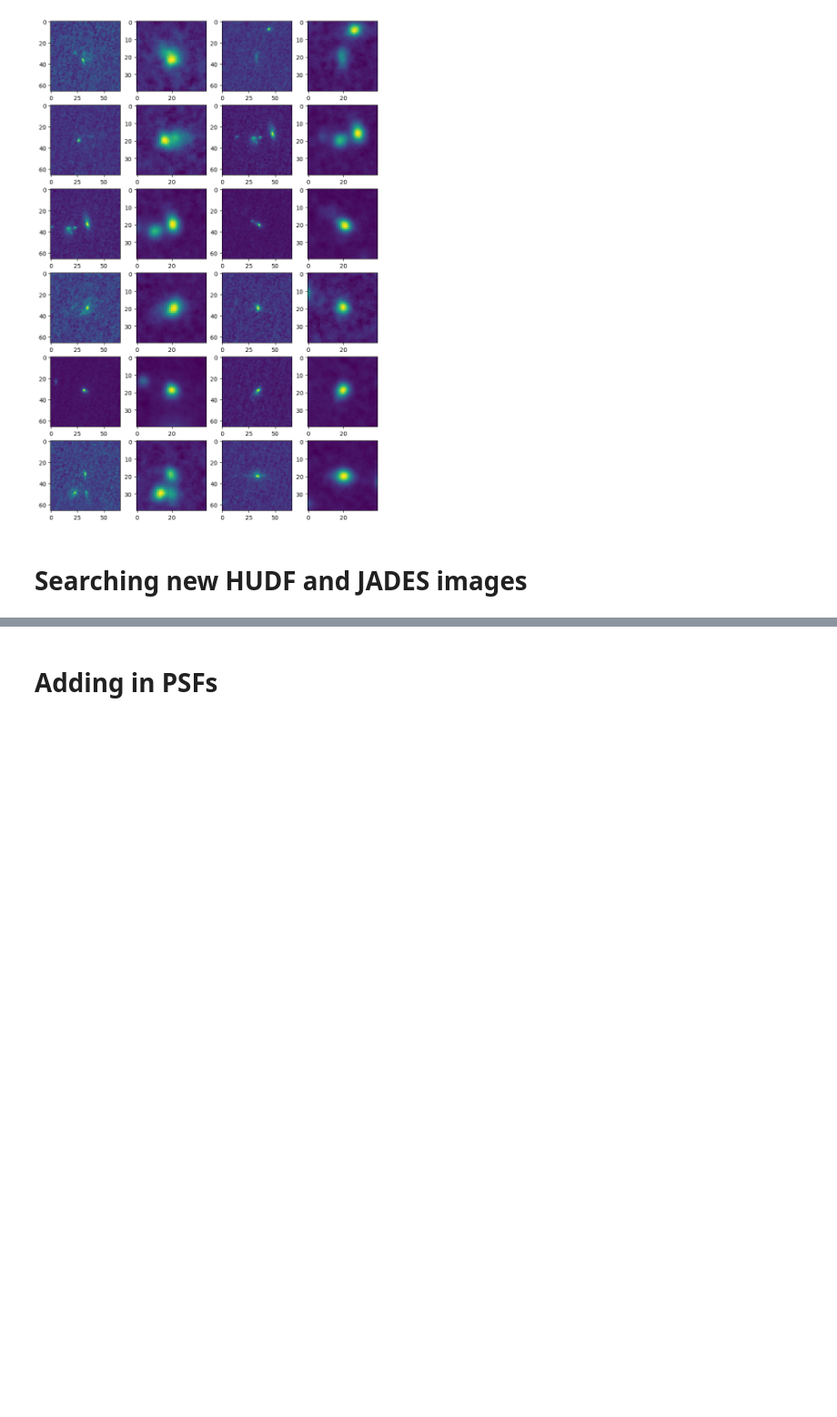
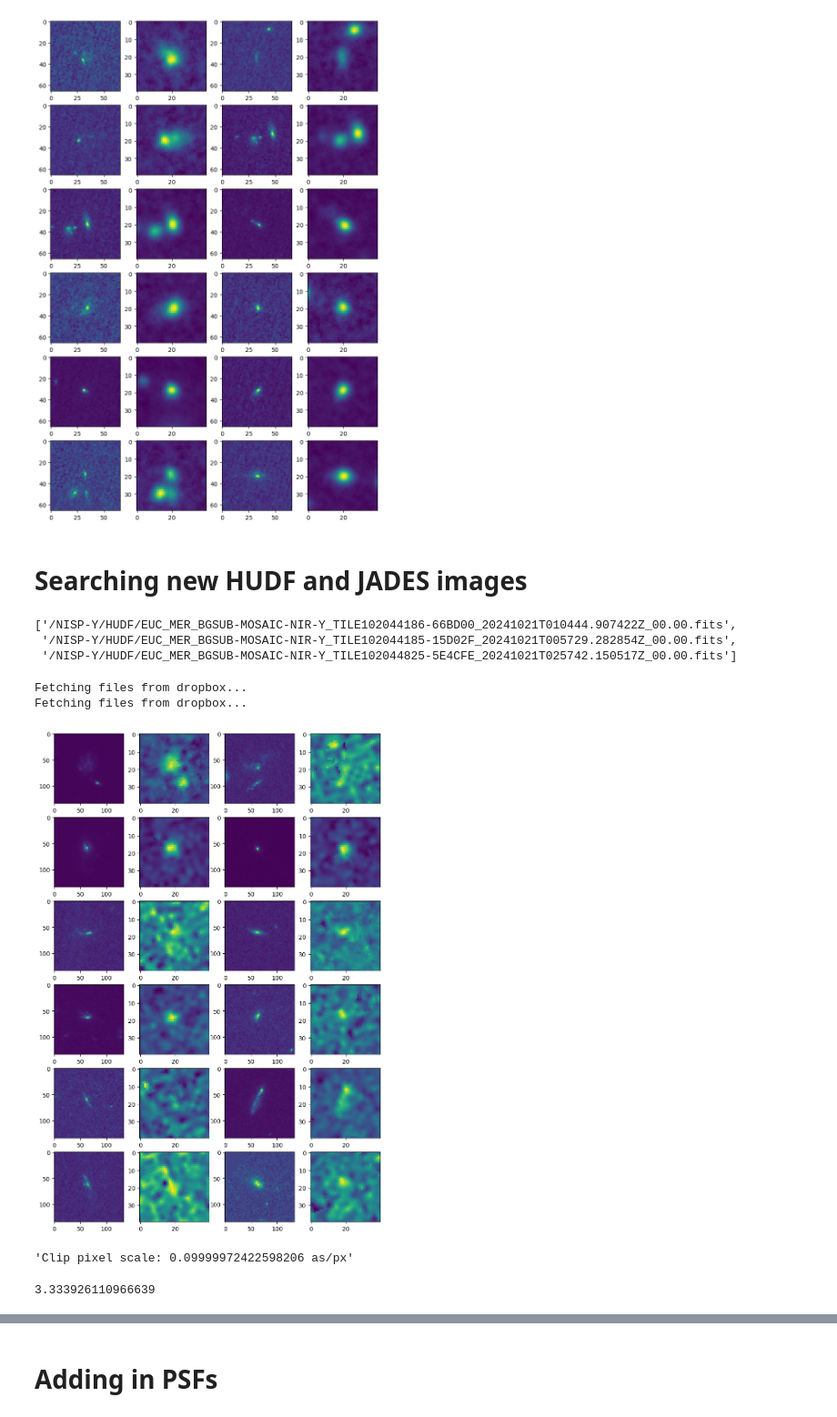
Before and after one commit to xoubish/superNISP, a Jupyter notebook: code/SR_GAN_old.ipynb, the cells around one changed output, grey strips where cells are left out. Shown at 91% size. Cells and saved outputs as stored; diff of their text form; code cells hidden in the pictures; blank space fills up the shorter version.

```diff
--- a/code/SR_GAN_old.ipynb
+++ b/code/SR_GAN_old.ipynb
@@ -254,3 +342,30 @@ from astroquery.mast import Observations
 from astropy.utils.data import download_file
 import glob
 from astropy.table import Table
+# %%
+dbx_url = 'https://www.dropbox.com/scl/fo/37ooho4m924wb3d2m1gt8/ABJjd8gNUl0h_rmUP41S3cI?rlkey=nqy0t7p9sgxa3a853bf1ris9l&st=clxv8yui&dl=0'
+# np_jwst_file = "../data/jwst_cosmos_66px_F115W.npy"
+# np_nisp_file = "../data/nisp_cosmos_44px_Y.npy"
+np_jwst_file = "../data/jwst_hudf_66px_F115W.npy"
+np_nisp_file = "../data/nisp_hudf_44px_Y.npy"
+# matched_cat_file = "../catalog/matched_cat_COSMOS.csv"
+matched_cat_file = '../catalog/matched_cat_HUDF.csv'
+# %%
+with open("../../secrets/dropbox_token") as token_file:
+    token = token_file.read()
+    dbx = dropbox.Dropbox(token.strip(), timeout=None)
+
+jwst_path1 = '/JWST/HUDF/'
+nisp_path1 = '/NISP-Y/HUDF/'
+
+jwst_files = get_shared_folder_metadata(dbx_url, path=jwst_path1, dbx=dbx)
+jwst_files = [jwst_path1+file.name for file in jwst_files]
+
+nisp_files = get_shared_folder_metadata(dbx_url, path=nisp_path1, dbx=dbx)
+nisp_files = [nisp_path1+file.name for file in nisp_files]
+# %%
+nisp_files
+# %% [output]
+['/NISP-Y/HUDF/EUC_MER_BGSUB-MOSAIC-NIR-Y_TILE102044186-66BD00_20241021T010444.907422Z_00.00.fits',
+ '/NISP-Y/HUDF/EUC_MER_BGSUB-MOSAIC-NIR-Y_TILE102044185-15D02F_20241021T005729.282854Z_00.00.fits',
+ '/NISP-Y/HUDF/EUC_MER_BGSUB-MOSAIC-NIR-Y_TILE102044825-5E4CFE_20241021T025742.150517Z_00.00.fits']
@@ -256,0 +391,16 @@ from astropy.table import Table
+# %%
+# Save the clipped images
+try: my_cat
+except: my_cat = pd.read_csv(matched_cat_file)
+clips = clip_images(my_cat, url=dbx_url, dbx=dbx, jwst_hdu=1, size_jwst=134, rot_jwst=0, pad=0)
+
+# Arrange data
+jwst_cutouts = np.array([clip[1].data for clip in clips])
+nisp_cutouts = np.array([clip[2].data for clip in clips])
+
+# # Save files
+# np.save(np_jwst_file, jwst_cutouts, allow_pickle=False)
+# np.save(np_nisp_file, nisp_cutouts, allow_pickle=False)
+# %% [output]
+Fetching files from dropbox...
+Fetching files from dropbox...
@@ -256,0 +410,12 @@ from astropy.table import Table
+# %%
+# Plotting images for verification purposes
+n_rows = 6
+fig, axes = plt.subplots(n_rows, 4, figsize=(10,2.5*n_rows))
+for i in range(n_rows*2):
+    clip_jwst = jwst_cutouts[i]
+    clip_nisp = nisp_cutouts[i]
+    axes.flatten()[i*2].imshow(clip_jwst)
+    axes.flatten()[i*2+1].imshow(clip_nisp)
+# plt.savefig("../plots/euclid_nisp_matches.png", bbox_inches='tight')
+# %% [output]
+[figure, added]
@@ -256,0 +435,18 @@ from astropy.table import Table
+# %%
+# Convert one arcsecond to pixels
+test_clip = clips[0][2]
+start = test_clip.wcs.pixel_to_world(0,0)
+sep = 1*u.arcsecond
+end = start.directional_offset_by(0*u.arcsecond, sep)
+x0, x1 = test_clip.wcs.world_to_pixel(start), test_clip.wcs.world_to_pixel(end)
+x0, x1 = np.array(x0).flatten(), np.array(x1).flatten()
+hyp = x0+x1
+f"Clip pixel scale: {1/np.sqrt(np.dot(hyp, hyp))} as/px" # = as/px
+# %% [output]
+'Clip pixel scale: 0.09999972422598206 as/px'
+# %%
+jwst_scale = 0.029994583232376477
+nisp_scale = 0.09999972422598206
+nisp_scale / jwst_scale
+# %% [output]
+3.333926110966639
```
Also changed, not shown: parts of 24 cells of this notebook, 1 other file.
